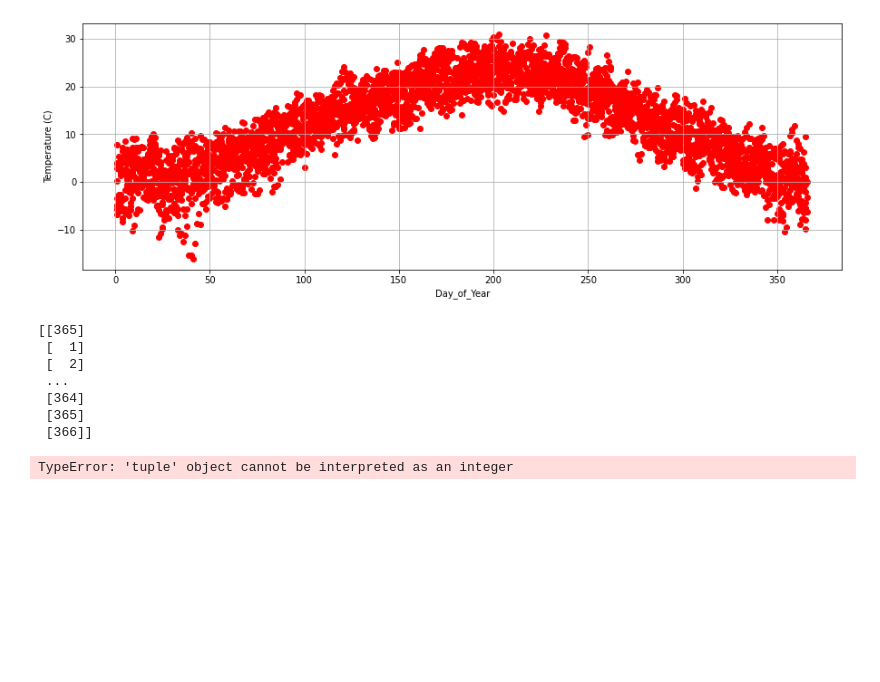
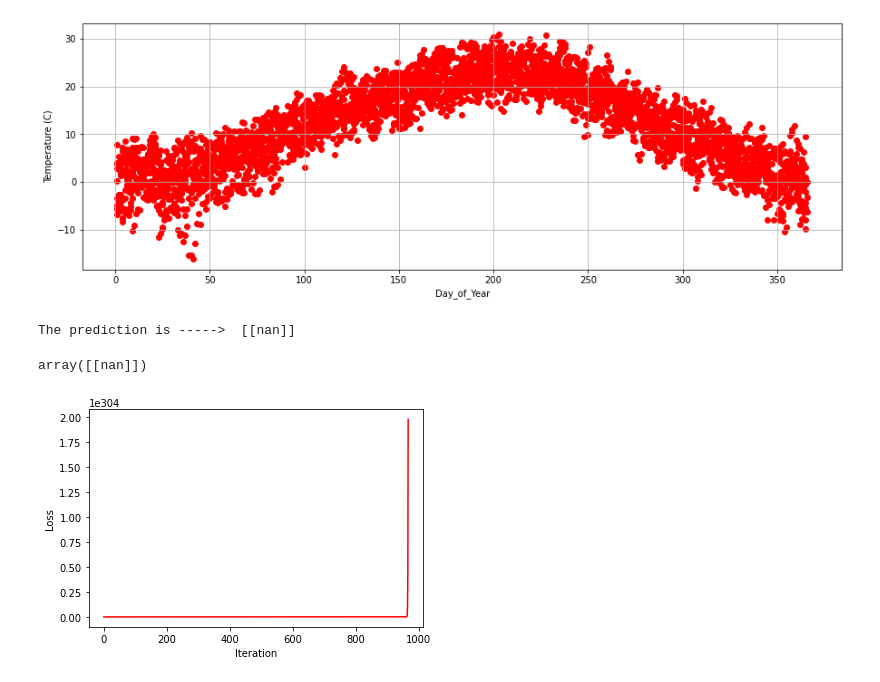
Before and after one commit to BJahanyar/Advanced_Python, a Jupyter notebook: MachinLearning/Assignment_38/WeatherHistory.ipynb, the cells around one changed output. Saved outputs shown, nothing was run; the diff lists cells and outputs as text; code cells hidden in the pictures; blank space fills up the shorter version.

```diff
--- a/MachinLearning/Assignment_38/WeatherHistory.ipynb
+++ b/MachinLearning/Assignment_38/WeatherHistory.ipynb
@@ -61,47 +61,50 @@ class perceptron:
     def fit(self, X, Y , epochs):
         self.X = X
         self.Y = Y
+        self.number_class = len(np.unique(Y))
+
 
         lr = 0.0001
-        self.w = np.random.rand(2, 1)
+        self.w = np.random.rand(1, 1)
         self.b = np.random.rand(1, 1)
         self.Error = []
-        for i in range(epochs):
-            for i in range (self.X.shape):
+        for i in range (epochs):
+            for i in range (self.X.shape[0]):
                 y_pred = np.matmul(self.X[i], self.w) + self.b
                 e = self.Y[i] - y_pred
-                self.w += self.X[i] * lr * e
+                self.w += lr * self.X[i] * e
                 self.b += lr * e
-
                 Y_pred = np.matmul(self.X, self.w) + self.b
                 error = np.mean(np.abs(self.Y - Y_pred))
                 self.Error.append(error)
 
-        return self.w, self.b,
+        return self.w, self.b, self.Error
 
     def predict (self, X):
-        y_pred=np.matmul(X, self.w) + self.b
-        return  y_pred
+        Y_pred=np.matmul(X, self.w) + self.b
+        print('The prediction is -----> ', Y_pred)
+        return  Y_pred
 
-    def evaluate(self, X_test, Y_test):
-        Y_pred = np.matmul(X_test, self.w) + self.b
-        error = np.mean(np.abs(Y_test - Y_pred))
-        print('The error is:', error )
+    def evaluate(self, X, Y):
+        Y_pred = np.matmul(X, self.w) + self.b
+        error = np.mean(np.abs(Y - Y_pred))
+        print('The error is ---->', error )
         return error
-# %%
-print(X_train)
-# %% [output]
-[[365]
- [  1]
- [  2]
- ...
- [364]
- [365]
- [366]]
 # %%
 model = perceptron()
-model.fit(X_train, Y_train , 3)
+Error, w, b = model.fit(X_train, Y_train ,2)
 model.predict(X_train)
 model.evaluate(X_train, Y_train)
-# %% [output]
-TypeError: 'tuple' object cannot be interpreted as an integer
+# %%
+model.predict([2])
+# %% [output]
+The prediction is ----->  [[nan]]
+array([[nan]])
+# %%
+x = np.arange(0, len(model.Error))
+plt.plot(x,model.Error , c='red')
+plt.ylabel('Loss')
+plt.xlabel('Iteration')
+plt.show()
+# %% [output]
+[figure, added]
```
Also changed, not shown: 2 other files.
